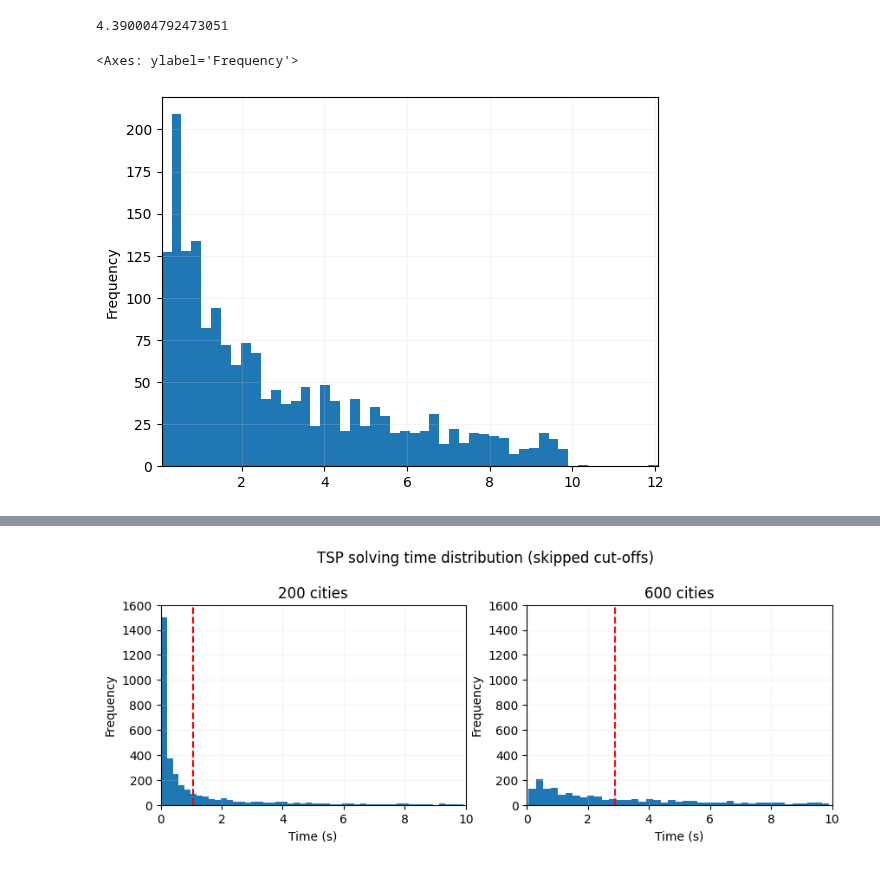
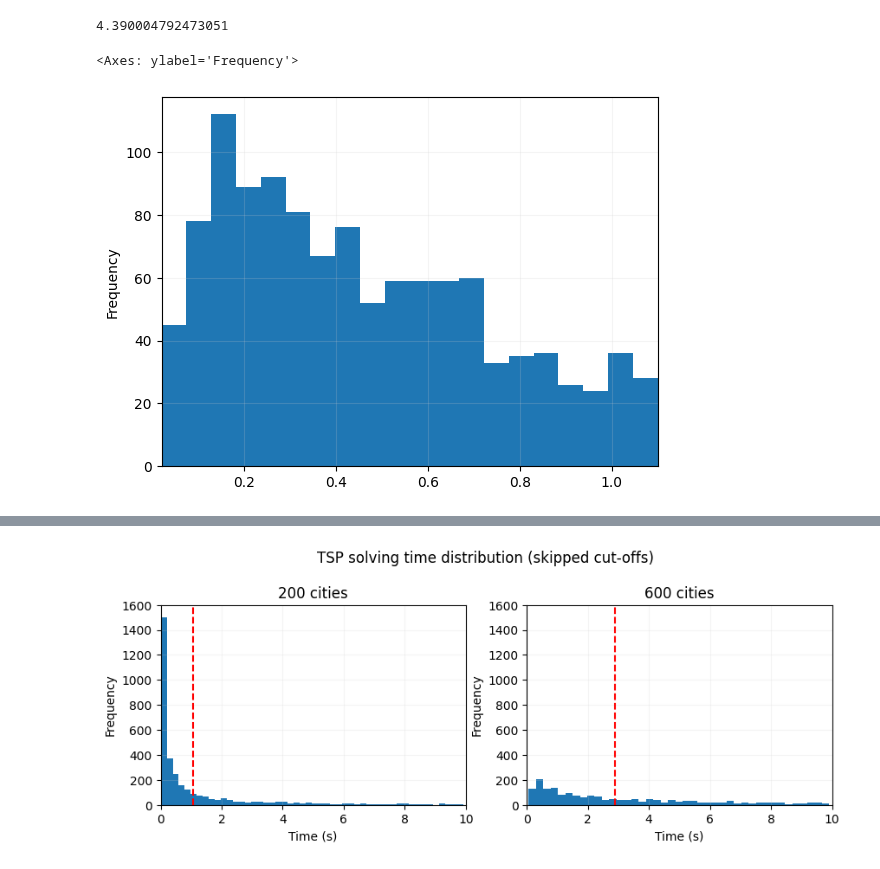
Before and after one commit to zakrzewow/raw-algorithm-portfolios, a Jupyter notebook: results_config_time.ipynb, the cells around one changed output, grey strips where cells are left out. Saved outputs shown, nothing was run; the diff lists cells and outputs as text; code cells hidden in the pictures.

```diff
--- a/results_config_time.ipynb
+++ b/results_config_time.ipynb
@@ -123,16 +123,16 @@ results.loc[
 # %% [output]
 4.390004792473051
 # %%
-db_path = list((MAIN_DIR / "_archive" / "experiments" / "2025-01-27" / "600" / "database").glob(f"run-plain-30-*.db"))[3]
+db_path = list((MAIN_DIR / "database").glob(f"run-plain-30-*.db"))[1]
 db = DB(db_path)
 results = pd.read_sql_query("SELECT * FROM results", db._conn)
 results.loc[
     results["prefix"].str.startswith("config")
     & results["cached"].eq(0)
     & results["surrogate"].eq(0)
-    & results["cost"].lt(TSP_LKH_Solver.MAX_COST),
+    & results["cost"].lt(11.1),
     "time",
-].plot.hist(bins=50)
+].plot.hist(bins=20)
 # %% [output]
 <Axes: ylabel='Frequency'>
-[figure, old version]
+[figure, new version]
```
Also changed, not shown: parts of 5 cells of this notebook, 2 other files.
